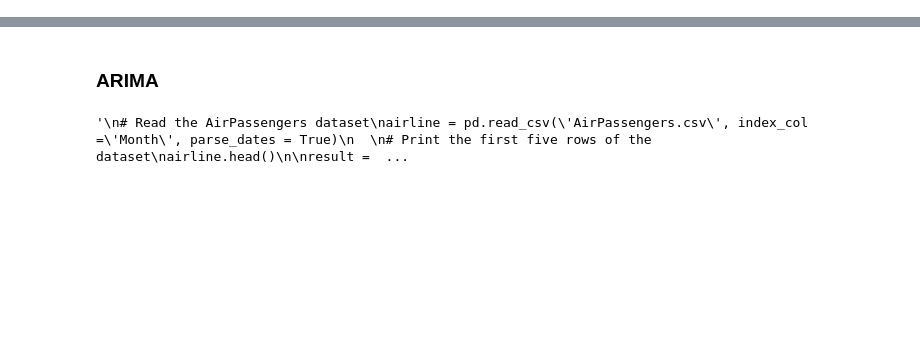
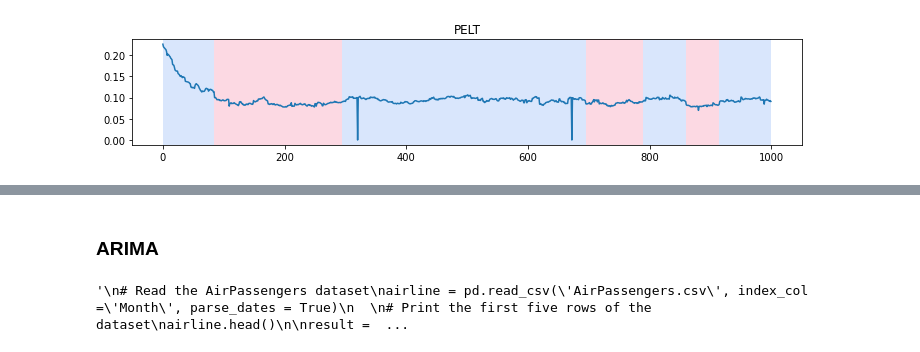
Before and after one commit to devanshgoenka97/KGChangePointDetection, a Jupyter notebook: change_point_detection.ipynb, the cells around one changed output, grey strips where cells are left out. Cells and saved outputs as stored; diff of their text form; code cells hidden in the pictures; blank space fills up the shorter version.

```diff
--- a/change_point_detection.ipynb
+++ b/change_point_detection.ipynb
@@ -56,2 +72,11 @@ plt.show()
+# %%
+path1 = "./KnowledgeGraphChangePointDetection/results/stream_FB15K-237_testdata1.txt"
+prediction_error1 = read_data(path1)
+
+path2 = "./KnowledgeGraphChangePointDetection/results/stream_FB15K-237_testdata2.txt"
+prediction_error2 = read_data(path2)
+
+path3 = "./KnowledgeGraphChangePointDetection/results/stream_FB15K-237_testdata3.txt"
+prediction_error3 = read_data(path3)
 # %%
-errors = [prediction_error, prediction_error2, prediction_error3]
+error_list = [prediction_error1, prediction_error2, prediction_error3]
@@ -109,0 +83,8 @@ for i, e in enumerate(errors):
+# %%
+signals = error_list[1]
+# %%
+seg_points_pelt = pelt(signals, penality=20)
+# %%
+vis(signals, seg_points_pelt, method="PELT")
+# %% [output]
+[figure, added]
```
Also changed, not shown: parts of 20 cells of this notebook.
